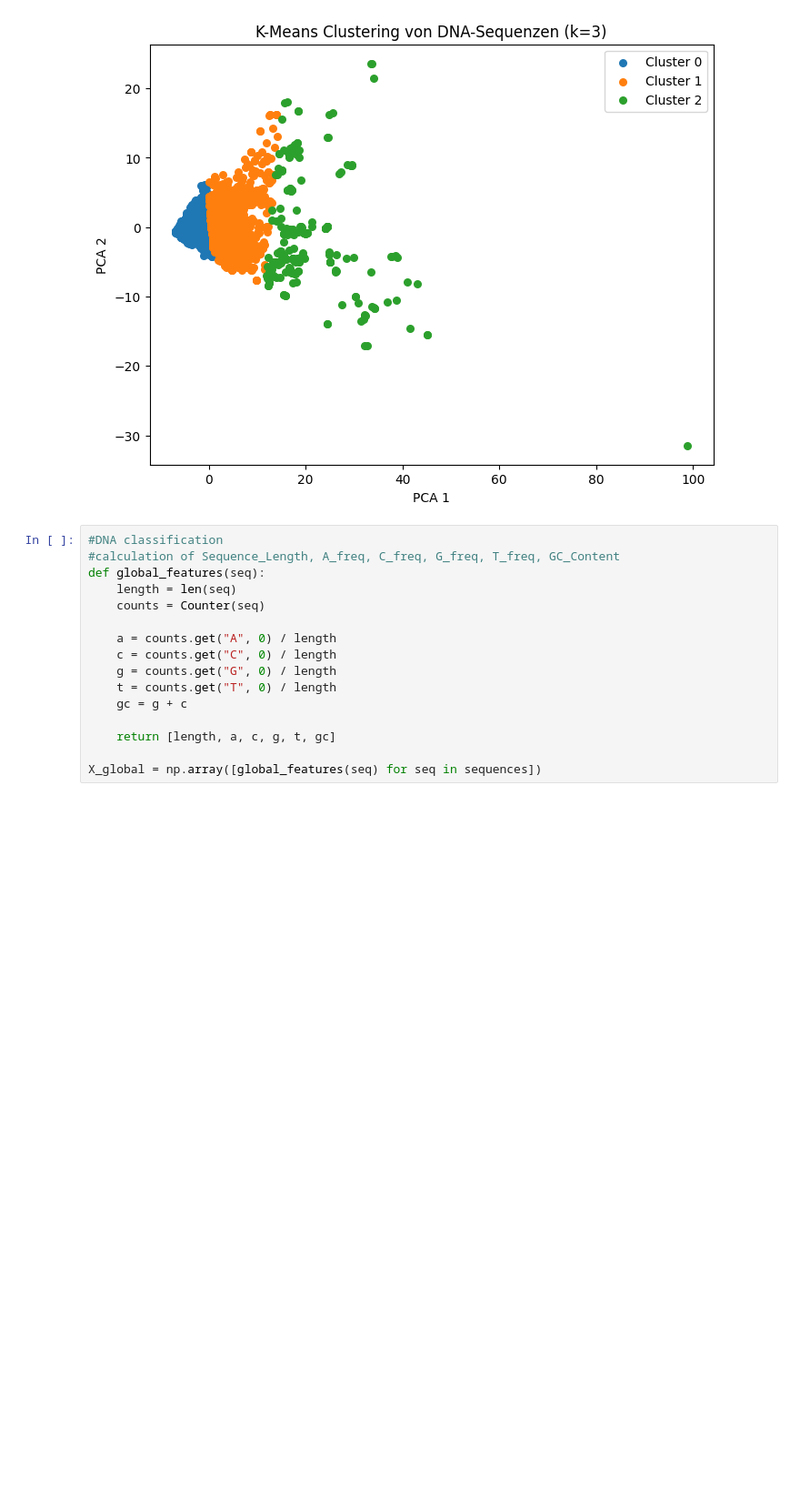
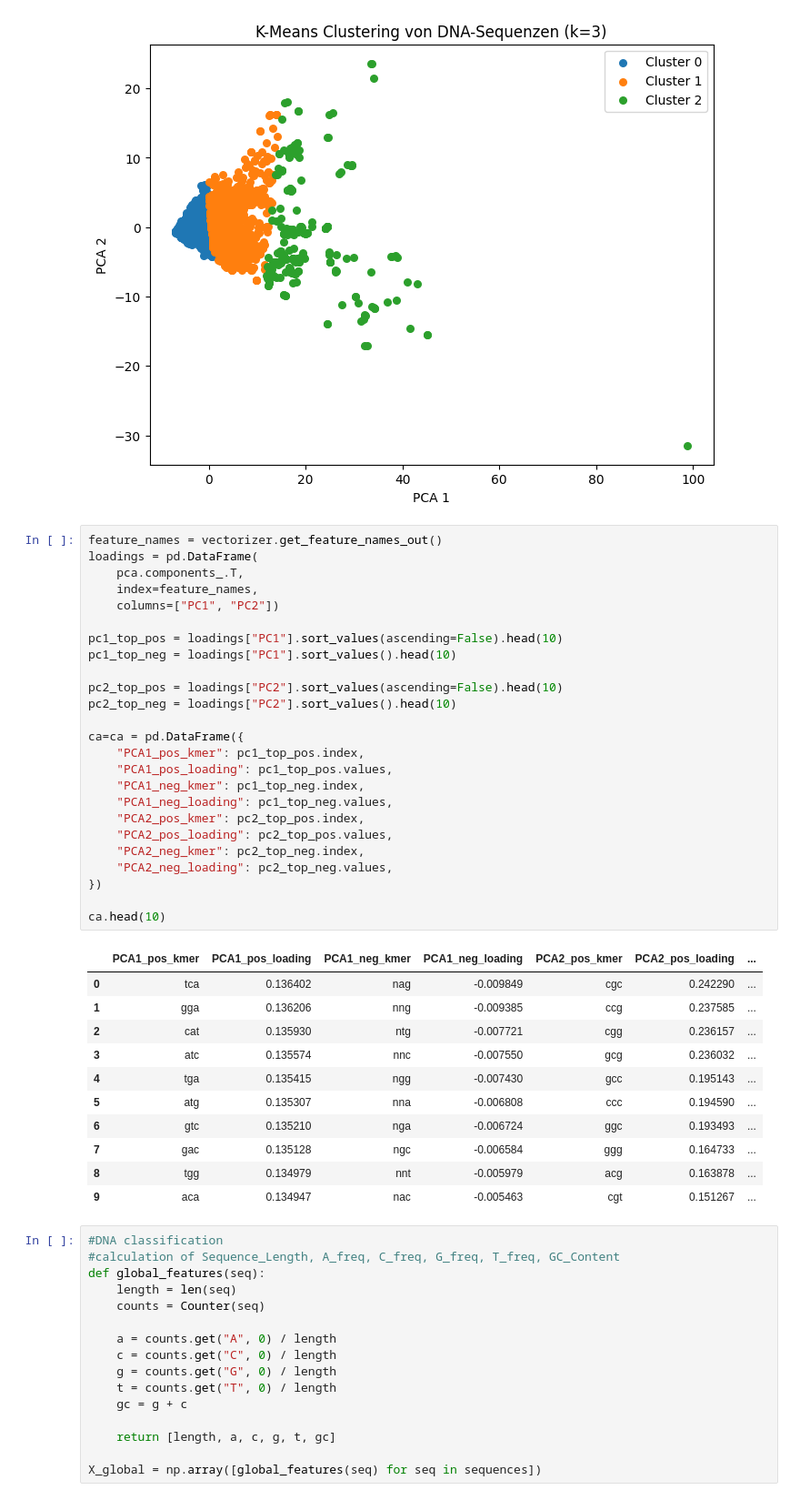
Before and after one commit to YamenNahhas/my-data-project, a Jupyter notebook: notebooks/DNA classification/Human Data Sequnence.ipynb, the cells around one changed output. Shown at 91% size. Drawn from its saved outputs; the diff is of its cells as text; blank space fills up the shorter version.

```diff
--- a/notebooks/DNA classification/Human Data Sequnence.ipynb
+++ b/notebooks/DNA classification/Human Data Sequnence.ipynb
@@ -144,6 +159,43 @@ plt.legend()
 plt.show()
 # %% [output]
 [figure]
+# %%
+feature_names = vectorizer.get_feature_names_out()
+loadings = pd.DataFrame(
+    pca.components_.T,
+    index=feature_names,
+    columns=["PC1", "PC2"])
+
+pc1_top_pos = loadings["PC1"].sort_values(ascending=False).head(10)
+pc1_top_neg = loadings["PC1"].sort_values().head(10)
+
+pc2_top_pos = loadings["PC2"].sort_values(ascending=False).head(10)
+pc2_top_neg = loadings["PC2"].sort_values().head(10)
+
+ca=ca = pd.DataFrame({
+    "PCA1_pos_kmer": pc1_top_pos.index,
+    "PCA1_pos_loading": pc1_top_pos.values,
+    "PCA1_neg_kmer": pc1_top_neg.index,
+    "PCA1_neg_loading": pc1_top_neg.values,
+    "PCA2_pos_kmer": pc2_top_pos.index,
+    "PCA2_pos_loading": pc2_top_pos.values,
+    "PCA2_neg_kmer": pc2_top_neg.index,
+    "PCA2_neg_loading": pc2_top_neg.values,
+})
+
+ca.head(10)
+# %% [output]
+|  | PCA1_pos_kmer | PCA1_pos_loading | PCA1_neg_kmer | PCA1_neg_loading | PCA2_pos_kmer | PCA2_pos_loading | ... |
+| 0 | tca | 0.136402 | nag | -0.009849 | cgc | 0.242290 | ... |
+| 1 | gga | 0.136206 | nng | -0.009385 | ccg | 0.237585 | ... |
+| 2 | cat | 0.135930 | ntg | -0.007721 | cgg | 0.236157 | ... |
+| 3 | atc | 0.135574 | nnc | -0.007550 | gcg | 0.236032 | ... |
+| 4 | tga | 0.135415 | ngg | -0.007430 | gcc | 0.195143 | ... |
+| 5 | atg | 0.135307 | nna | -0.006808 | ccc | 0.194590 | ... |
+| 6 | gtc | 0.135210 | nga | -0.006724 | ggc | 0.193493 | ... |
+| 7 | gac | 0.135128 | ngc | -0.006584 | ggg | 0.164733 | ... |
+| 8 | tgg | 0.134979 | nnt | -0.005979 | acg | 0.163878 | ... |
+| 9 | aca | 0.134947 | nac | -0.005463 | cgt | 0.151267 | ... |
 # %%
 #DNA classification
 #calculation of Sequence_Length, A_freq, C_freq, G_freq, T_freq, GC_Content
```
Also changed, not shown: parts of 6 cells of this notebook.
